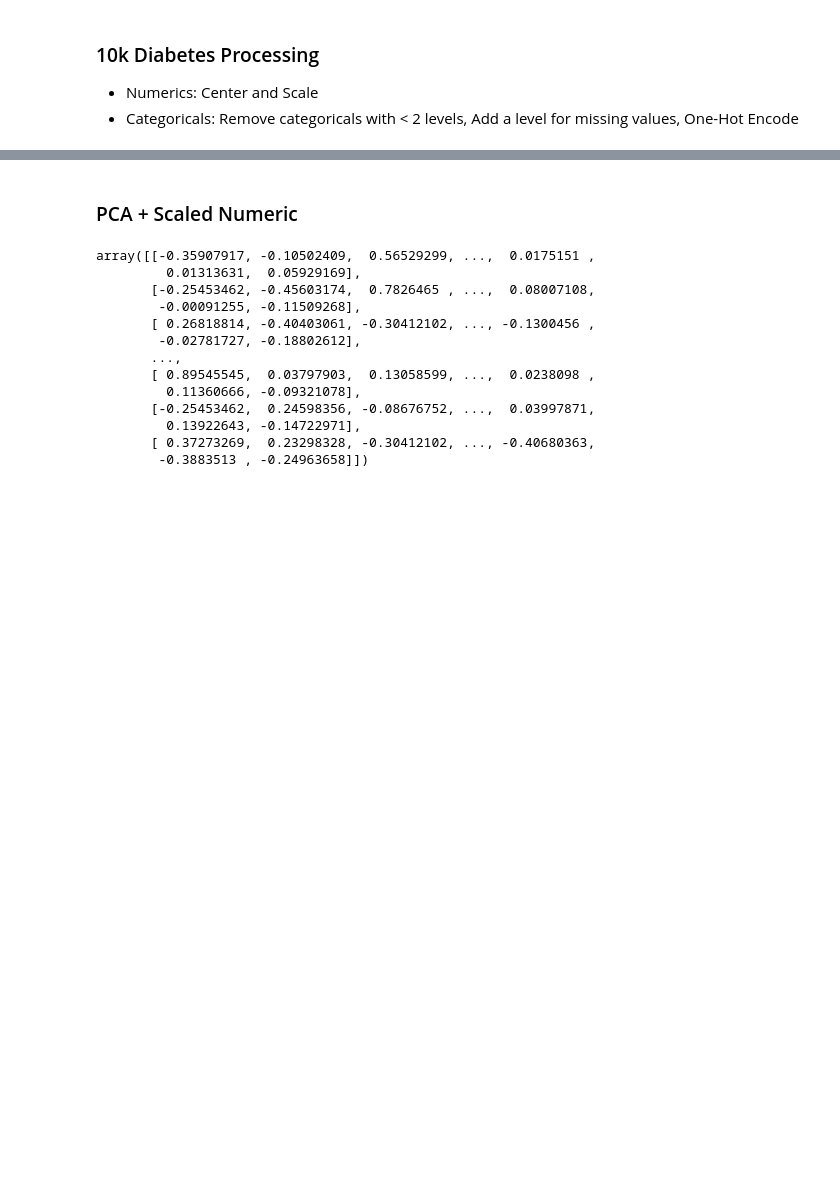
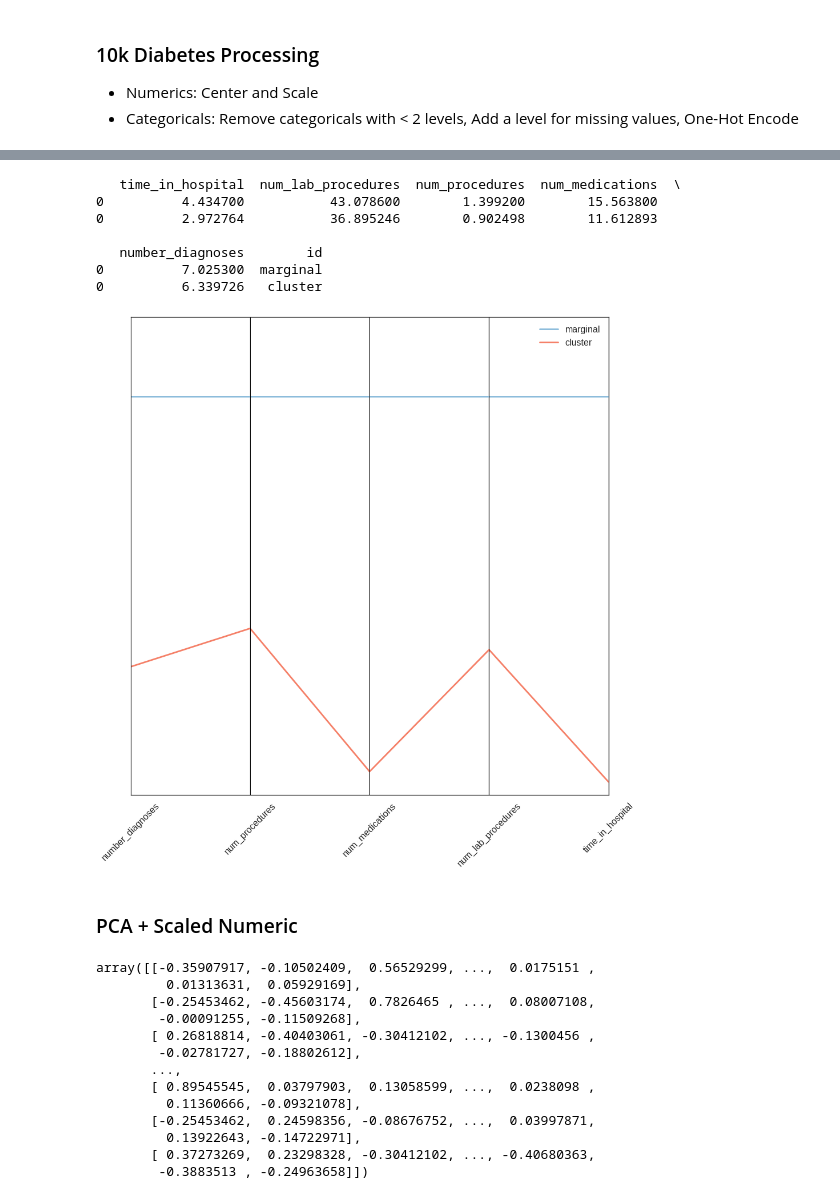
Before and after one commit to joshloyal/ClumPy, a Jupyter notebook: notebooks/10k Diabetes Clustering.ipynb, the cells around one changed output, grey strips where cells are left out. Cells and saved outputs as stored; diff of their text form; code cells hidden in the pictures; blank space fills up the shorter version.

```diff
--- a/notebooks/10k Diabetes Clustering.ipynb
+++ b/notebooks/10k Diabetes Clustering.ipynb
@@ -15,3 +15,7 @@ from clumpy import datasets
 ### 10k Diabetes Processing
 - Numerics: Center and Scale
 - Categoricals: Remove categoricals with < 2 levels, Add a level for missing values, One-Hot Encode
+# %%
+import clumpy
+diabetes = clumpy.datasets.fetch_10kdiabetes().as_raw()
+clusterer = clumpy.analysis.cluster(diabetes)
@@ -18,3 +57,14 @@ from clumpy import datasets
+# %%
+clumpy.analysis.plot(clusterer, diabetes, 0)
+# %% [output]
+   time_in_hospital  num_lab_procedures  num_procedures  num_medications  \
+0          4.434700           43.078600        1.399200        15.563800
+0          2.972764           36.895246        0.902498        11.612893
+
+   number_diagnoses        id
+0          7.025300  marginal
+0          6.339726   cluster
+[figure, added]
 # %%
 from clumpy.datasets import fetch_10kdiabetes
 from clumpy.datasets.utils import numeric_columns
```
Also changed, not shown: parts of 15 cells of this notebook, 8 other files.
